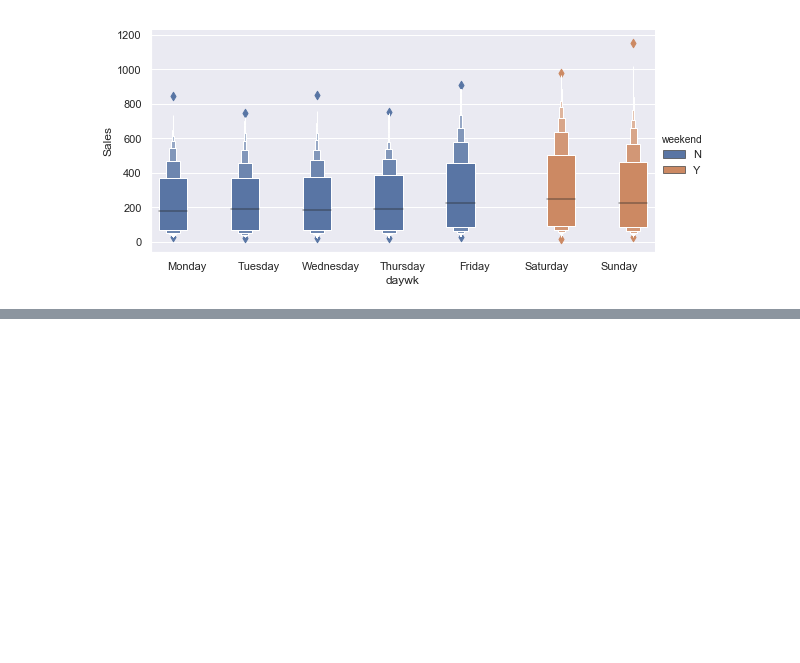
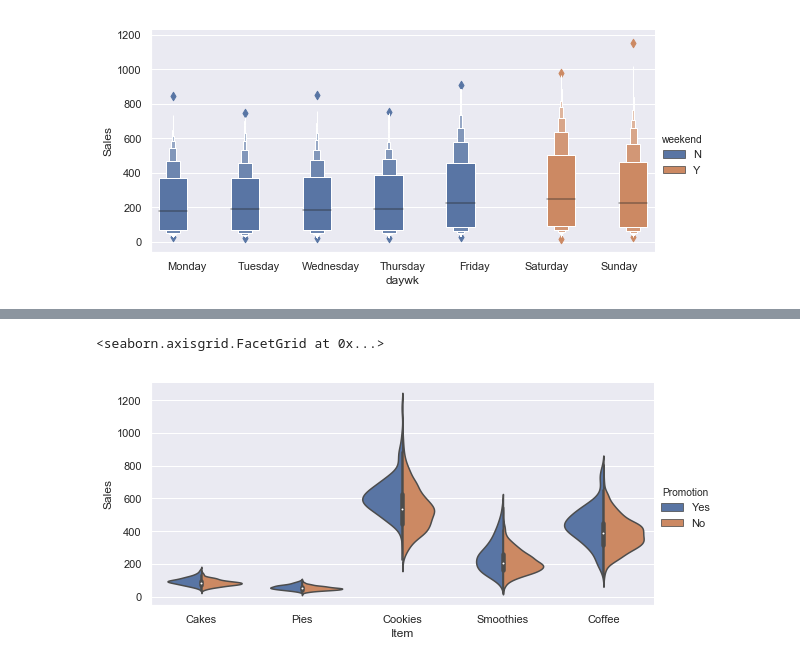
Before and after one commit to allaccountstaken/matplotlib, a Jupyter notebook: seaboard_workout.ipynb, the cells around one changed output, grey strips where cells are left out. Drawn from its saved outputs; the diff is of its cells as text; code cells hidden in the pictures; blank space fills up the shorter version.

```diff
--- a/seaboard_workout.ipynb
+++ b/seaboard_workout.ipynb
@@ -192,0 +204,6 @@ plt.show()
+# %%
+sns.catplot(x='Item', y='Sales', data=long_sales, kind='violin', hue="Promotion",
+           hue_order=['Yes', 'No'], split=True, height=4, aspect=2)
+# %% [output]
+<seaborn.axisgrid.FacetGrid at 0x...>
+[figure, added]
```
Also changed, not shown: parts of 5 cells of this notebook.
